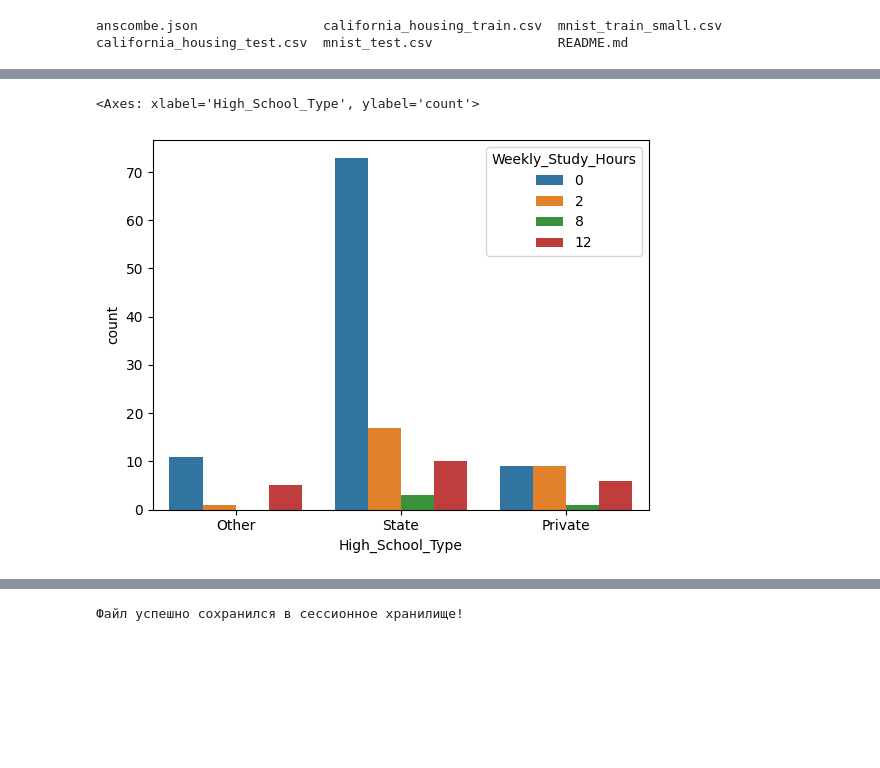
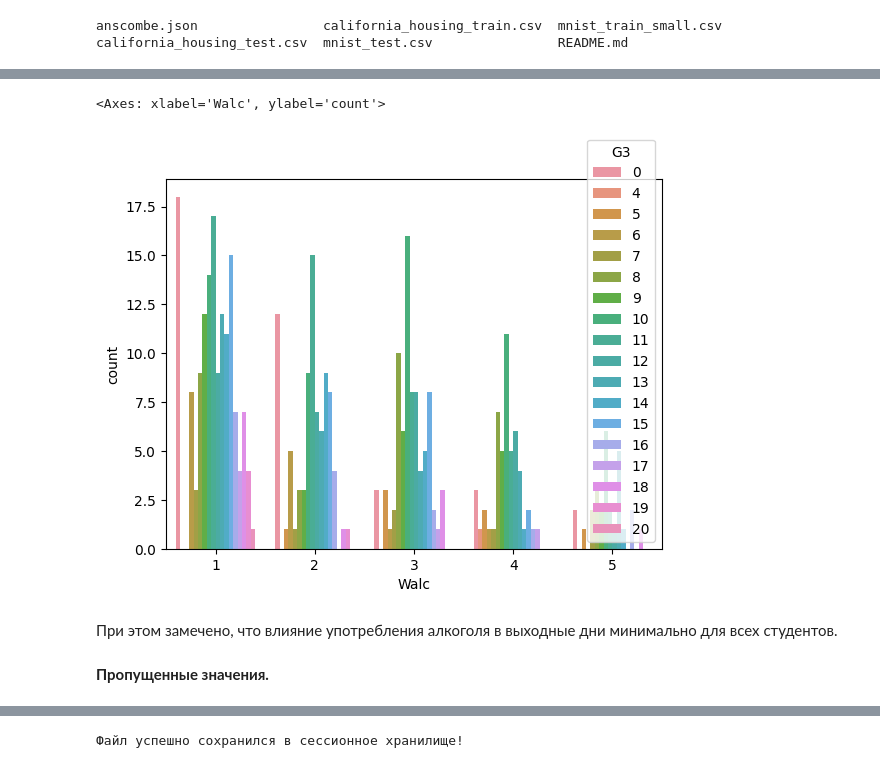
Before and after one commit to Jolobov/AI_Systems, a Jupyter notebook: LaboratoryWork3.ipynb, the cells around one changed output, grey strips where cells are left out. Cells and saved outputs as stored; diff of their text form; code cells hidden in the pictures; blank space fills up the shorter version.

```diff
--- a/LaboratoryWork3.ipynb
+++ b/LaboratoryWork3.ipynb
@@ -118,9 +181,13 @@ sns.countplot(x = 'High_School_Type', hue = 'Sex', data = file)
 # %%
-# посмотрим насколько значим тип школы для учебных часов
-sns.countplot(x = 'High_School_Type', hue = 'Weekly_Study_Hours', data = file)
+# посмотрим насколько значимо потребление алкоголя в выходные для итоговой оценки
+sns.countplot(x = 'Walc', hue = 'G3', data = file)
 # %% [output]
-<Axes: xlabel='High_School_Type', ylabel='count'>
+<Axes: xlabel='Walc', ylabel='count'>
-[figure, old version]
+[figure, new version]
+# %% [markdown]
+При этом замечено, что влияние употребления алкоголя в выходные дни минимально для всех студентов.
+# %% [markdown]
+**Пропущенные значения.**
 # %%
 # выявим пропущенные значения и посчитаем их количество
 file.isnull().sum()
```
Also changed, not shown: parts of 48 cells of this notebook.
